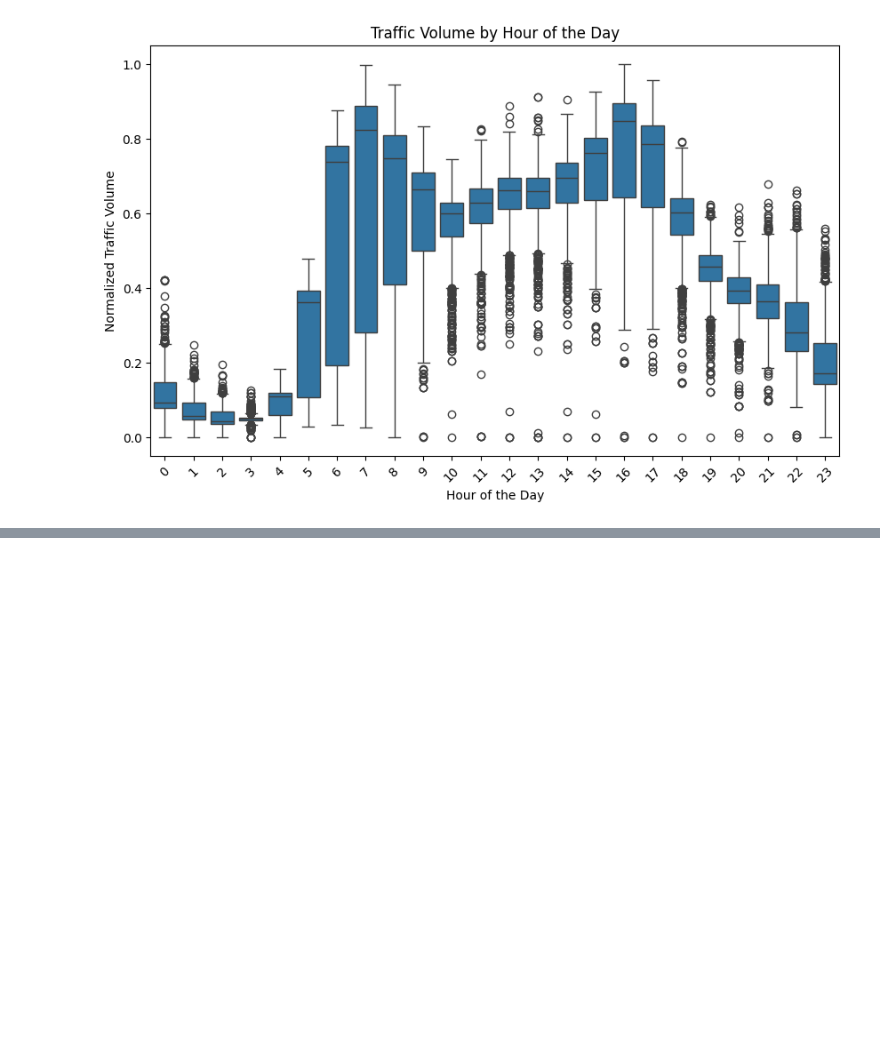
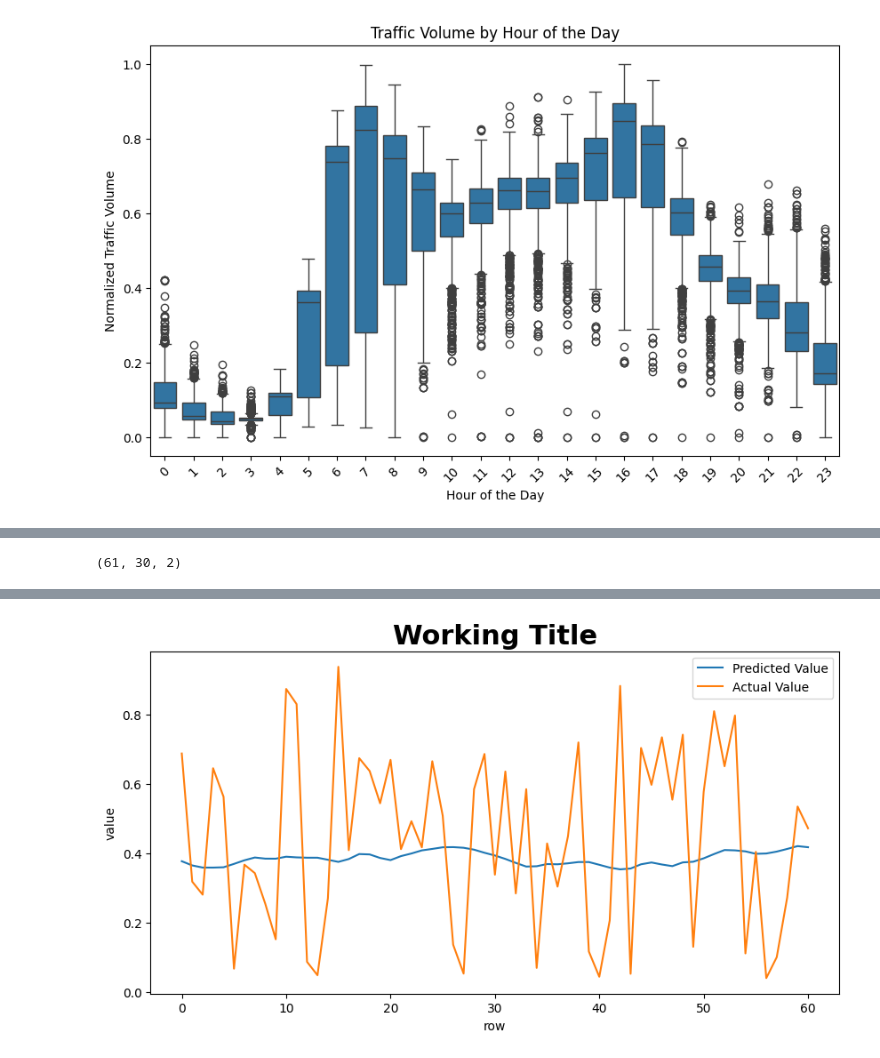
Before and after one commit to DevelopmentLife/MSAAI_Final_IoT_DataAnalytics, a Jupyter notebook: MSAAI_IoT_Data_Cleaning_EDA.ipynb, the cells around one changed output, grey strips where cells are left out. Drawn from its saved outputs; the diff is of its cells as text; code cells hidden in the pictures; blank space fills up the shorter version.

```diff
--- a/MSAAI_IoT_Data_Cleaning_EDA.ipynb
+++ b/MSAAI_IoT_Data_Cleaning_EDA.ipynb
@@ -168,0 +344,41 @@ max       12.000000             1.000000                 3817.187249
+# %%
+val_arrays = []
+val_labs = []
+
+# create list of GAP readings starting with a minimum of two readings
+for i in range(seq_length, len(val_df)-ph):
+    seq = val_df[feat_cols].iloc[i-seq_length:i].to_numpy()
+    val_arrays.append(seq)
+    val_labs.append(val_df[feat_cols].iloc[i+ph]['traffic_volume'])
+
+# use the pad_sequences function on your input sequences
+val_arrays = pad_sequences(val_arrays, maxlen=seq_length, dtype=np.float32, padding='post', truncating='post')
+
+# convert labels to numpy arrays and floats to appease keras/tensorflow
+val_labs = np.array(val_labs, dtype = object).astype(np.float32)
+# %%
+print(val_arrays.shape)
+# %% [output]
+(61, 30, 2)
+# %%
+scores_test = model.evaluate(val_arrays, val_labs, verbose=2)
+print('\nMSE: {}'.format(scores_test[1]))
+
+y_pred_test = model.predict(val_arrays)
+y_true_test = val_labs
+
+test_set = pd.DataFrame(y_pred_test)
+test_set.to_csv('submit_test.csv', index = None)
+
+# Plot the predicted data vs. the actual data
+# we will limit our plot to the first 200 predictions for better visualization
+fig_verify = plt.figure(figsize=(10, 5))
+plt.plot(y_pred_test[-500:], label = 'Predicted Value')
+plt.plot(y_true_test[-500:], label = 'Actual Value')
+plt.title('Working Title', fontsize=22, fontweight='bold')
+plt.ylabel('value')
+plt.xlabel('row')
+plt.legend()
+plt.show()
+fig_verify.savefig("model_regression_verify.png")
+# %% [output]
@@ -168,0 +389 @@ max       12.000000             1.000000                 3817.187249
+[figure, added]
```
Also changed, not shown: parts of 16 cells of this notebook, 1 other file.
